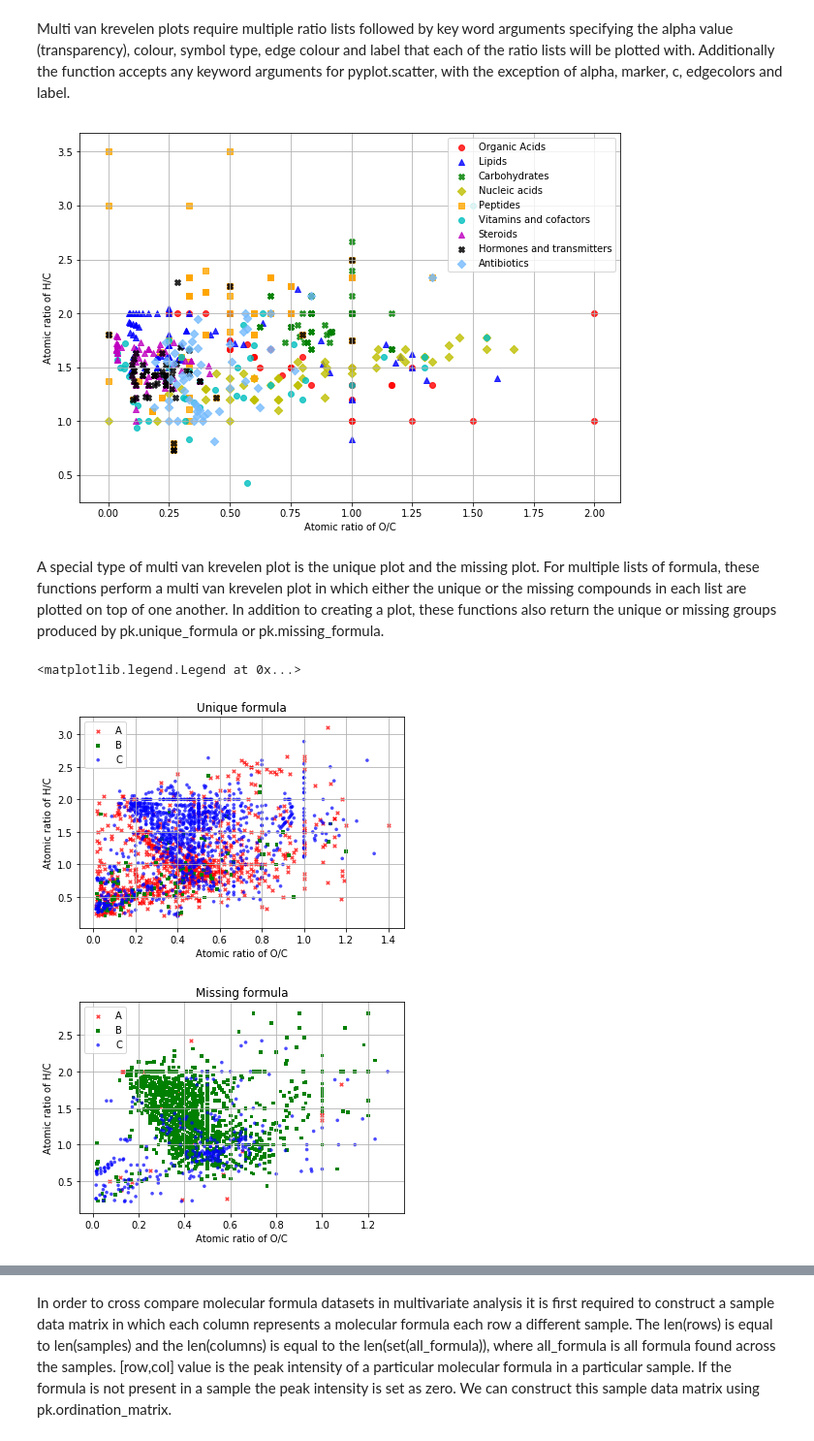
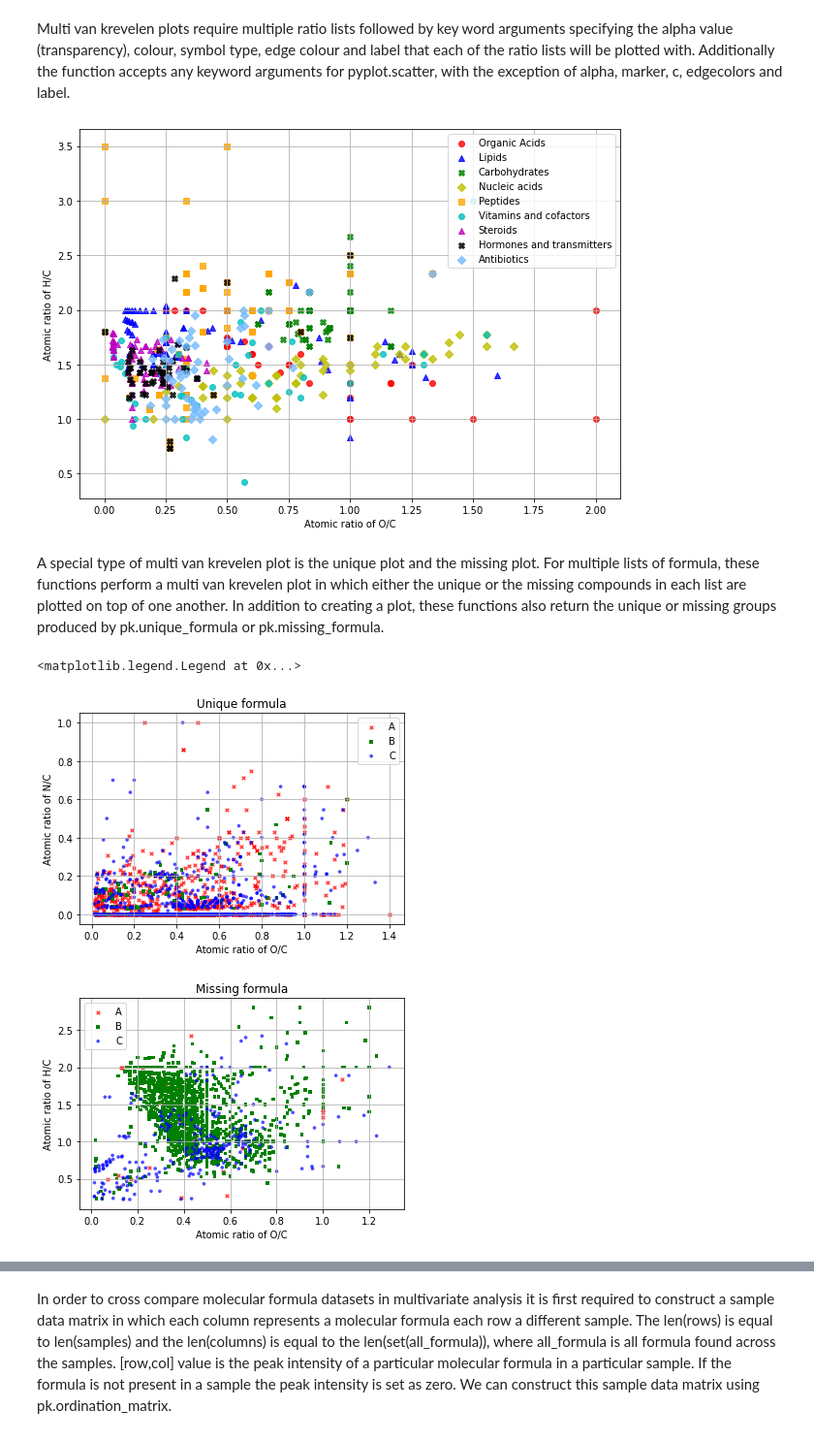
Before and after one commit to Kzra/pykrev, a Jupyter notebook: docs/PyKrev User Guide.ipynb, the cells around one changed output, grey strips where cells are left out. Shown: that part at 97% size. Cells and saved outputs as stored; diff of their text form; code cells hidden in the pictures.

```diff
--- a/docs/PyKrev User Guide.ipynb
+++ b/docs/PyKrev User Guide.ipynb
@@ -175,7 +161,7 @@ Multi van krevelen plots require multiple ratio lists followed by key word argum
 # %%
 #multi_van_krevelen_plot of these compounds
 plt.figure(figsize  = (10,7))
-pk.multi_van_krevelen_plot(OA_ratios,Lipid_ratios,Carbohydrate_ratios,NA_ratios,Peptide_ratios,VC_ratios,S_ratios,HT_ratios,Antibiotic_ratios,
+pk.multi_van_krevelen_plot(Organic_Acids,Lipids,Carbohydrates,Nucleic_acids,Peptides,Vitamins_and_cofactors,Steroids,Hormones_and_transmitters,Antibiotics,
                                             alphas = [0.8] * 9, #the transparency of the points
                                             colours = ['r','b','g','y','orange','c','m','k','xkcd:sky blue'], #point colours
                                             symbols = ['o','^','X','D','s','o','^','X','D'], #point symbols
@@ -184,20 +170,20 @@ pk.multi_van_krevelen_plot(OA_ratios,Lipid_ratios,Carbohydrate_ratios,NA_ratios,
 
 legend = plt.legend(loc='best')
 # %% [output]
-[figure, old version]
+[figure, new version]
 # %% [markdown]
 A special type of multi van krevelen plot is the unique plot and the missing plot. For multiple lists of formula, these functions perform a multi van krevelen plot in which either the unique or the missing compounds in each list are plotted on top of one another. In addition to creating a plot, these functions also return the unique or missing groups produced by pk.unique_formula or pk.missing_formula.
 # %%
 plt.figure(figsize = (6,4))
-unique_formula = pk.unique_plot(A_formula,B_formula,C_formula,s = 13,group_labels = ['A','B','C'],alphas = [0.7,1,0.7],symbols = ['x','s','o'])
+unique_formula = pk.unique_plot(A_formula,B_formula,C_formula,s = 13,group_labels = ['A','B','C'],alphas = [0.7,1,0.7],symbols = ['x','s','o'], y_ratio = 'NC')
 plt.title('Unique formula')
 plt.legend()
 
 plt.figure(figsize = (6,4))
 missing_formula = pk.missing_plot(A_formula,B_formula,C_formula,s = 13,group_labels = ['A','B','C'],alphas = [0.7,1,0.7],symbols = ['x','s','o'])
 plt.title('Missing formula')
 plt.legend()
 # %% [output]
 <matplotlib.legend.Legend at 0x...>
-[figure, old version]
+[figure, new version]
-[figure, old version]
+[figure, new version]
```
Also changed, not shown: parts of 31 cells of this notebook, 28 other files.
